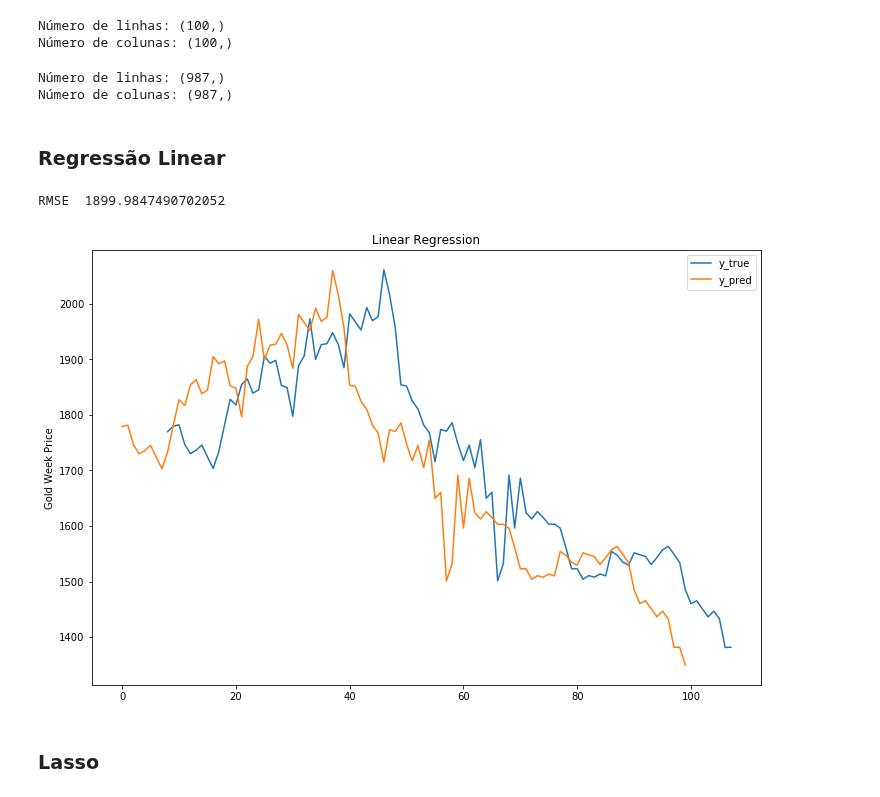
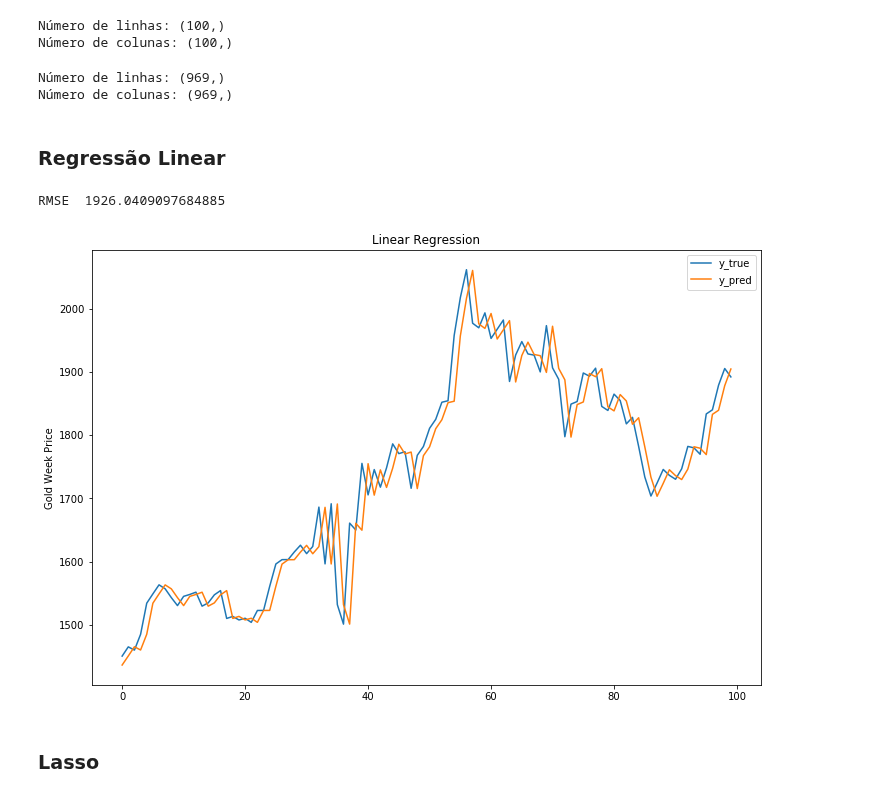
Before and after one commit to andisantos/MO431-432, a Jupyter notebook: MO432/T3/dre.ipynb, the cells around one changed output. Saved outputs shown, nothing was run; the diff lists cells and outputs as text; code cells hidden in the pictures.

```diff
--- a/MO432/T3/dre.ipynb
+++ b/MO432/T3/dre.ipynb
@@ -110,21 +104,19 @@ e target (next_week_price)
 
 **entra preço -> prediz preço**
 # %%
-X_test_numpy = gold['today_price'][:100].to_numpy()
-y_test_numpy = gold['next_week_price'][:100].to_numpy()
-y_test = gold['next_week_price'][:100]
+X_test_numpy = gold['today_price'].tail(100).to_numpy()
+y_test_numpy = gold['next_week_price'].tail(100).to_numpy()
 print("Número de linhas: {}\nNúmero de colunas: {}".format(X_test_numpy.shape, y_test.shape))
 # %% [output]
 Número de linhas: (100,)
 Número de colunas: (100,)
 # %%
-X_train_numpy = gold['today_price'][100:].to_numpy()
-y_train_numpy = gold['next_week_price'][100:].to_numpy()
-y_train = gold['next_week_price'][100:]
+X_train_numpy = gold['today_price'].head(-100).to_numpy()
+y_train_numpy = gold['next_week_price'].head(-100).to_numpy()
 print("Número de linhas: {}\nNúmero de colunas: {}".format(X_train_numpy.shape, y_train.shape))
 # %% [output]
-Número de linhas: (987,)
-Número de colunas: (987,)
+Número de linhas: (969,)
+Número de colunas: (969,)
 # %%
 X_train_numpy = X_train_numpy.reshape(-1, 1)
 X_test_numpy = X_test_numpy.reshape(-1, 1)
@@ -133,12 +125,12 @@ X_test_numpy = X_test_numpy.reshape(-1, 1)
 # %%
 linear = LinearRegression().fit(X_train_numpy, y_train_numpy)
 y_pred = linear.predict(X_test_numpy)
-rmse = mean_squared_error(y_test, y_pred, squared=True)
+rmse = mean_squared_error(y_test_numpy, y_pred, squared=True)
 print("RMSE ", rmse)
-plot_graph(y_test, y_pred, "Linear Regression")
+plot_graph(y_test_numpy, y_pred, "Linear Regression")
 # %% [output]
-RMSE  1899.9847490702052
+RMSE  1926.0409097684885
-[figure, old version]
+[figure, new version]
 # %% [markdown]
 ### Lasso
 # %%
```
Also changed, not shown: parts of 8 cells of this notebook, 1 other file.
